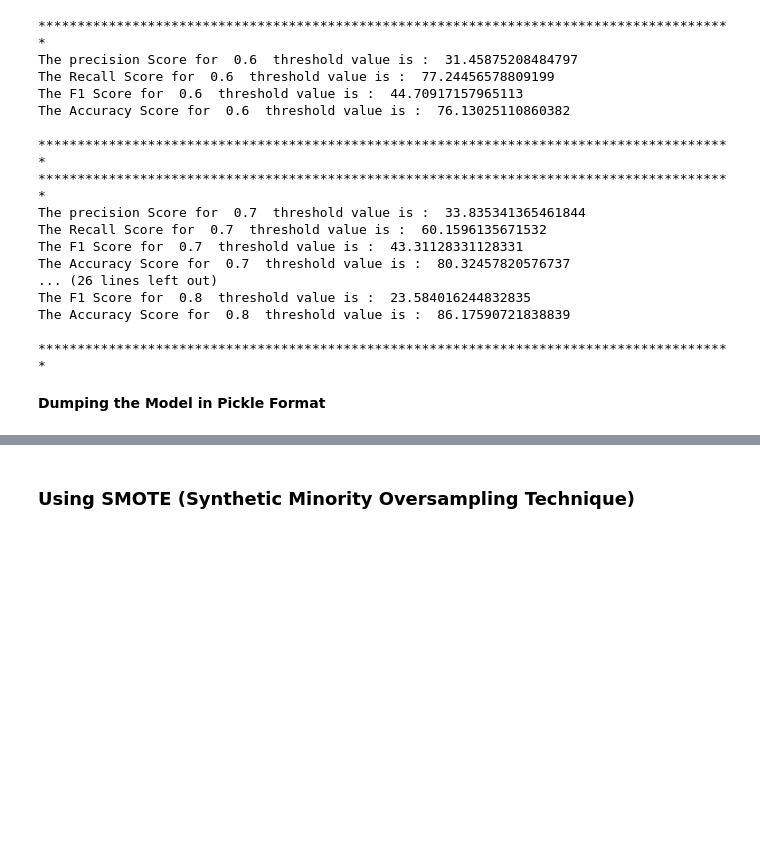
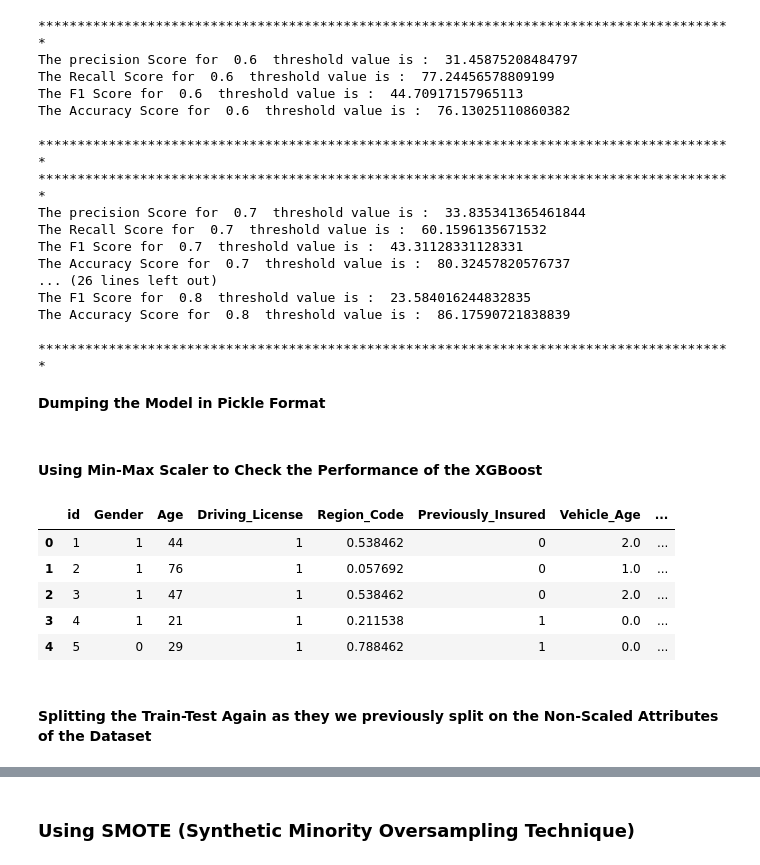
Before and after one commit to SianRods/Cross-Insurance, a Jupyter notebook: Training Files/xgb.ipynb, the cells around one changed output, grey strips where cells are left out. Cells and saved outputs as stored; diff of their text form; code cells hidden in the pictures; blank space fills up the shorter version.

```diff
--- a/Training Files/xgb.ipynb
+++ b/Training Files/xgb.ipynb
@@ -173,3 +173,22 @@ import pickle
 
 with open("xgbModel.pkl","wb") as file :
     pickle.dump(xgb_model,file)
+# %% [markdown]
+#### Using Min-Max Scaler to Check the Performance of the XGBoost
+# %%
+scaler = MinMaxScaler()
+
+df['Annual_Premium']=scaler.fit_transform(df[['Annual_Premium']])
+df['Vintage']=scaler.fit_transform(df[['Vintage']])
+df['Region_Code']=scaler.fit_transform(df[['Region_Code']])
+# %%
+df.head()
+# %% [output]
+|  | id | Gender | Age | Driving_License | Region_Code | Previously_Insured | Vehicle_Age | ... |
+| 0 | 1 | 1 | 44 | 1 | 0.538462 | 0 | 2.0 | ... |
+| 1 | 2 | 1 | 76 | 1 | 0.057692 | 0 | 1.0 | ... |
+| 2 | 3 | 1 | 47 | 1 | 0.538462 | 0 | 2.0 | ... |
+| 3 | 4 | 1 | 21 | 1 | 0.211538 | 1 | 0.0 | ... |
+| 4 | 5 | 0 | 29 | 1 | 0.788462 | 1 | 0.0 | ... |
+# %% [markdown]
+#### Splitting the Train-Test Again as they we previously split on the Non-Scaled Attributes of the Dataset
```
Also changed, not shown: parts of 12 cells of this notebook.
